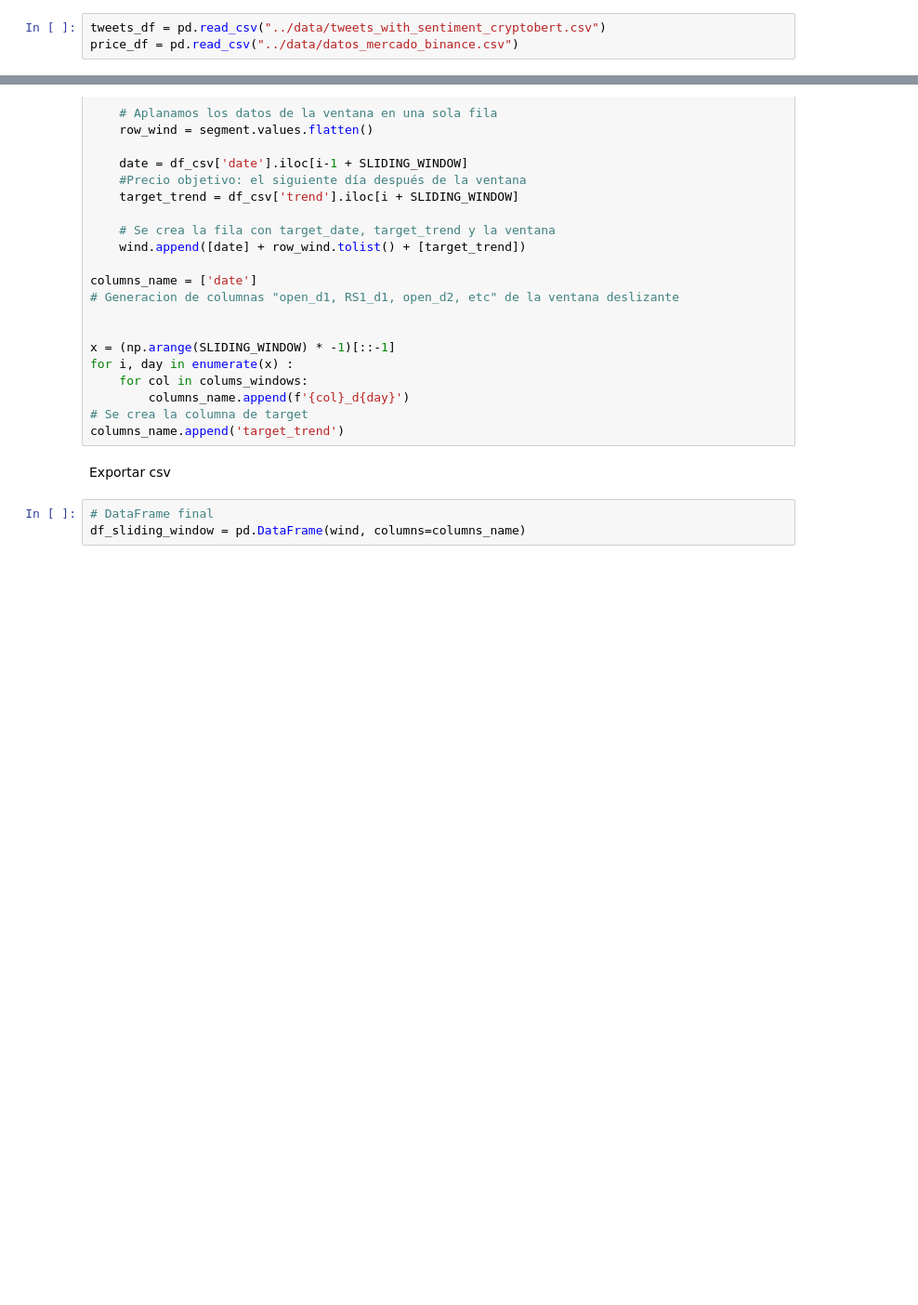
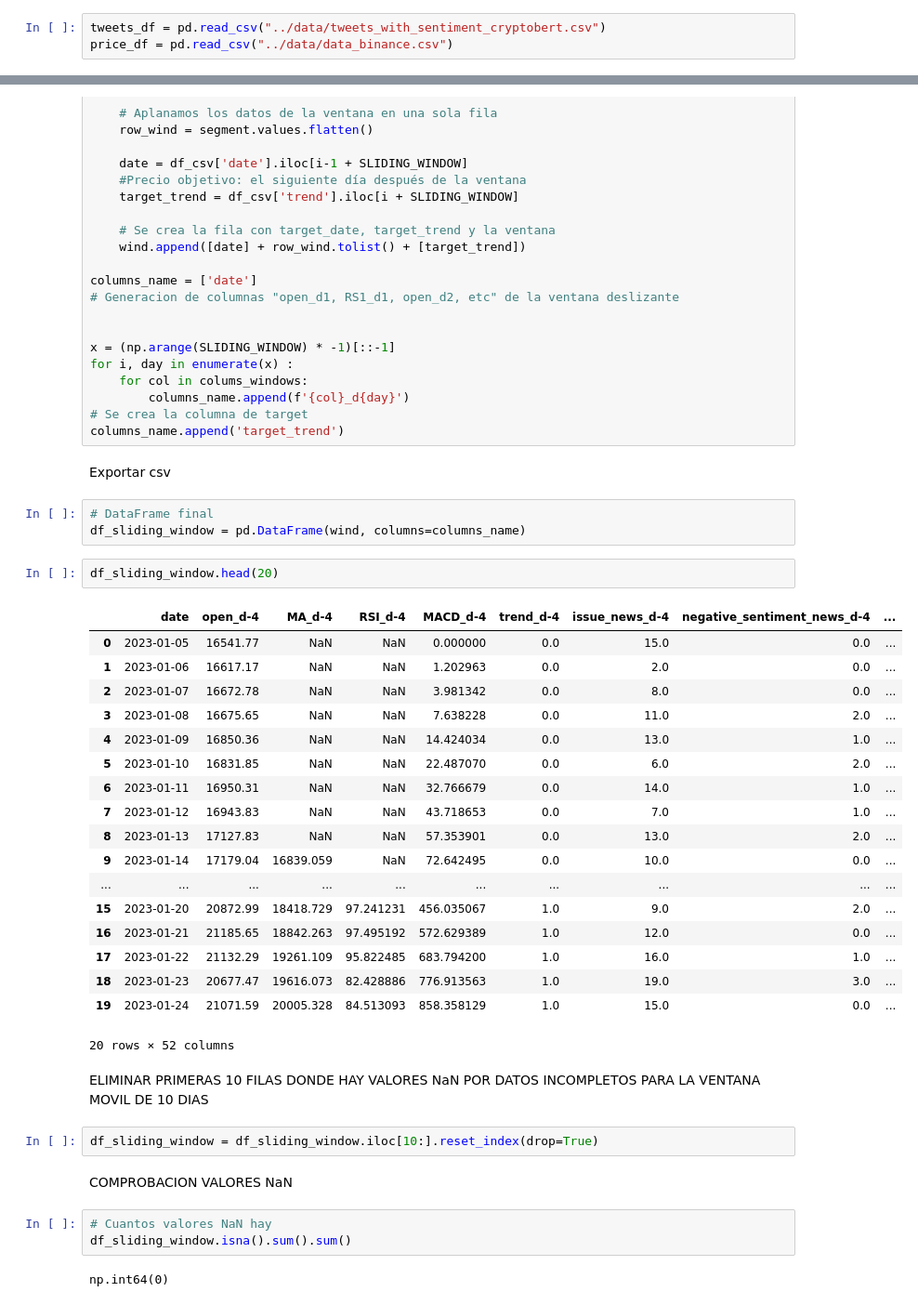
Before and after one commit to GuiredysGomez/bitcoin_sentiment_forecaster, a Jupyter notebook: notebooks/dataCleaning.ipynb, the cells around one changed output, grey strips where cells are left out. Shown at 93% size. Saved outputs shown, nothing was run; the diff lists cells and outputs as text; blank space fills up the shorter version.

Commit message:
data_cleaning

```diff
--- a/notebooks/dataCleaning.ipynb
+++ b/notebooks/dataCleaning.ipynb
@@ -14,7 +15,7 @@ TRAINING_PCT = 0.8
 Lectura de archivos
 # %%
 tweets_df = pd.read_csv("../data/tweets_with_sentiment_cryptobert.csv")
-price_df = pd.read_csv("../data/datos_mercado_binance.csv")
+price_df = pd.read_csv("../data/data_binance.csv")
 # %%
 tweets_df.head(5)
 # %% [output]
@@ -238,3 +239,35 @@ Exportar csv
 # %%
 # DataFrame final
 df_sliding_window = pd.DataFrame(wind, columns=columns_name)
+# %%
+df_sliding_window.head(20)
+# %% [output]
+|  | date | open_d-4 | MA_d-4 | RSI_d-4 | MACD_d-4 | trend_d-4 | issue_news_d-4 | negative_sentiment_news_d-4 | ... |
+| 0 | 2023-01-05 | 16541.77 | NaN | NaN | 0.000000 | 0.0 | 15.0 | 0.0 | ... |
+| 1 | 2023-01-06 | 16617.17 | NaN | NaN | 1.202963 | 0.0 | 2.0 | 0.0 | ... |
+| 2 | 2023-01-07 | 16672.78 | NaN | NaN | 3.981342 | 0.0 | 8.0 | 0.0 | ... |
+| 3 | 2023-01-08 | 16675.65 | NaN | NaN | 7.638228 | 0.0 | 11.0 | 2.0 | ... |
+| 4 | 2023-01-09 | 16850.36 | NaN | NaN | 14.424034 | 0.0 | 13.0 | 1.0 | ... |
+| 5 | 2023-01-10 | 16831.85 | NaN | NaN | 22.487070 | 0.0 | 6.0 | 2.0 | ... |
+| 6 | 2023-01-11 | 16950.31 | NaN | NaN | 32.766679 | 0.0 | 14.0 | 1.0 | ... |
+| 7 | 2023-01-12 | 16943.83 | NaN | NaN | 43.718653 | 0.0 | 7.0 | 1.0 | ... |
+| 8 | 2023-01-13 | 17127.83 | NaN | NaN | 57.353901 | 0.0 | 13.0 | 2.0 | ... |
+| 9 | 2023-01-14 | 17179.04 | 16839.059 | NaN | 72.642495 | 0.0 | 10.0 | 0.0 | ... |
+| ... | ... | ... | ... | ... | ... | ... | ... | ... | ... |
+| 15 | 2023-01-20 | 20872.99 | 18418.729 | 97.241231 | 456.035067 | 1.0 | 9.0 | 2.0 | ... |
+| 16 | 2023-01-21 | 21185.65 | 18842.263 | 97.495192 | 572.629389 | 1.0 | 12.0 | 0.0 | ... |
+| 17 | 2023-01-22 | 21132.29 | 19261.109 | 95.822485 | 683.794200 | 1.0 | 16.0 | 1.0 | ... |
+| 18 | 2023-01-23 | 20677.47 | 19616.073 | 82.428886 | 776.913563 | 1.0 | 19.0 | 3.0 | ... |
+| 19 | 2023-01-24 | 21071.59 | 20005.328 | 84.513093 | 858.358129 | 1.0 | 15.0 | 0.0 | ... |
+20 rows × 52 columns
+# %% [markdown]
+ELIMINAR PRIMERAS 10 FILAS DONDE HAY VALORES NaN POR DATOS INCOMPLETOS PARA LA VENTANA MOVIL DE 10 DIAS
+# %%
+df_sliding_window = df_sliding_window.iloc[10:].reset_index(drop=True)
+# %% [markdown]
+COMPROBACION VALORES NaN
+# %%
+# Cuantos valores NaN hay
+df_sliding_window.isna().sum().sum()
+# %% [output]
+np.int64(0)
```
Also changed, not shown: parts of 17 cells of this notebook.
